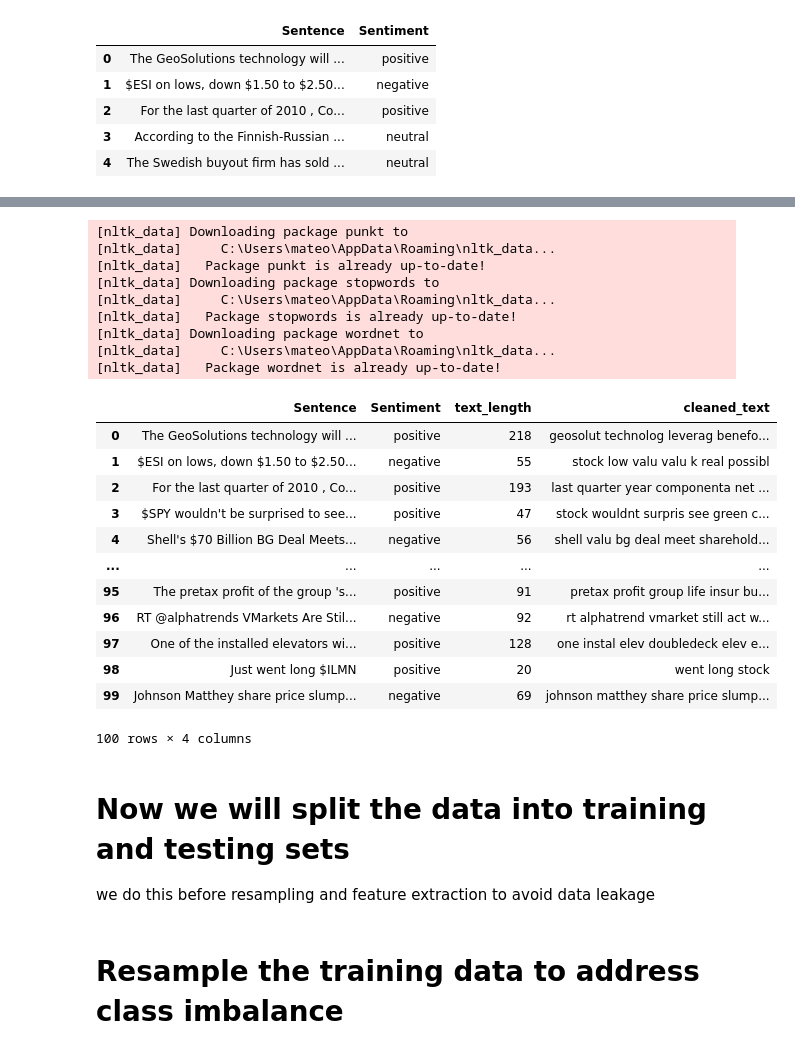
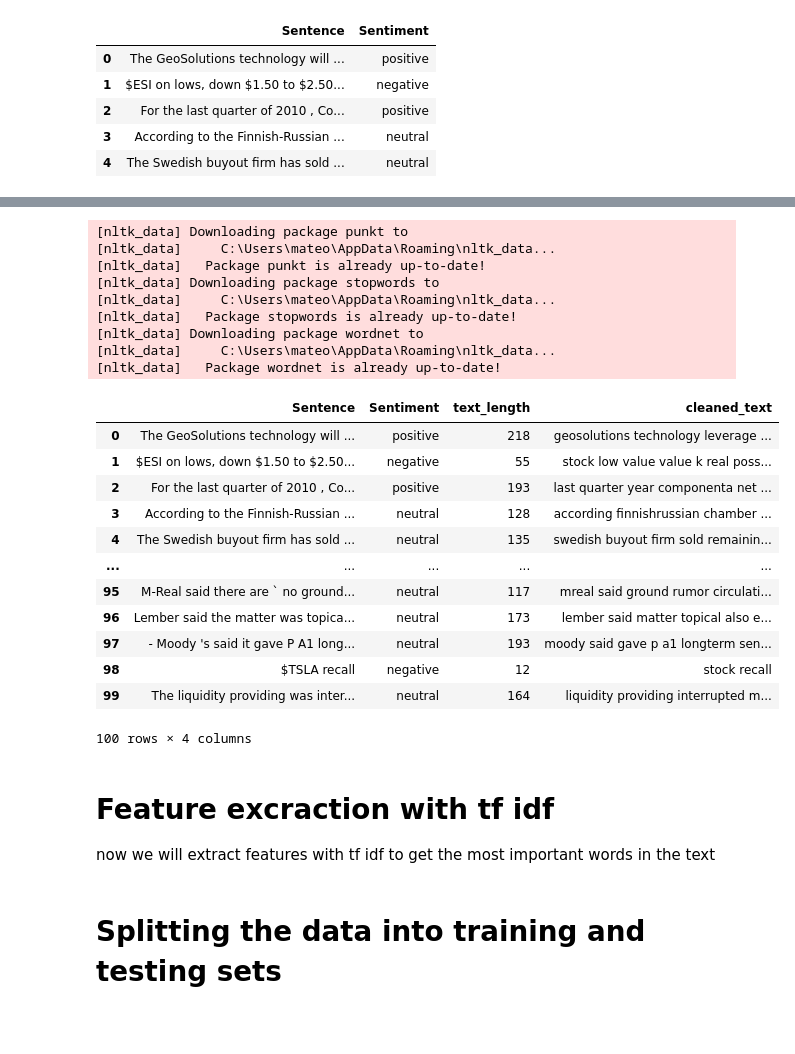
Before and after one commit to MateoRbt/Sentiment-Analysis, a Jupyter notebook: sample.ipynb, the cells around one changed output, grey strips where cells are left out. Drawn from its saved outputs; the diff is of its cells as text; code cells hidden in the pictures; blank space fills up the shorter version.

```diff
--- a/sample.ipynb
+++ b/sample.ipynb
@@ -80,8 +54,0 @@ Filtered dataset saved to data/filtered_data.csv
-# %%
-data_path = "data/filtered_data.csv"  # Update the file name if it's different
-# Load the dataset
-df= pd.read_csv(data_path)
-print("Dataset loaded successfully!")
-
-# Display the first few rows of the DataFrame
-df.head()
@@ -154,7 +103,7 @@ import nltk
 import re
 from nltk.tokenize import word_tokenize
 from nltk.corpus import stopwords
-from nltk.stem import PorterStemmer
+from nltk.stem import WordNetLemmatizer
 import html
 import string
 
@@ -163,7 +112,7 @@ nltk.download('punkt')
 nltk.download('stopwords')
 nltk.download('wordnet')
 
-def clean_and_stem(text):
+def clean_and_lemmatize(text):
     # Remove extra whitespaces
     text = re.sub(r'\s+', ' ', text)
     # Remove HTML tags
@@ -204,47 +153,50 @@ def clean_and_stem(text):
     text = re.sub(r'\b\d{1,2}(st|nd|rd|th)\b', 'date', text)
     text = re.sub(r'\b\d{1,2}[:]\d{2}\b', 'hour', text)
 
     text = re.sub(r"[^a-zA-Z0-9\s]", "", text)
     # Tokenize and clean up text
     tokens = word_tokenize(text.lower())
 
     # Remove punctuation
     tokens = [word for word in tokens if word not in string.punctuation]
 
     # Use custom stopwords
     custom_stop_words = set(stopwords.words('english'))
     tokens = [word for word in tokens if word not in custom_stop_words]
 
-    # Apply stemming
-    stemmer = PorterStemmer()
-    stemmed_tokens = [stemmer.stem(word) for word in tokens]
+    # Lemmatize the tokens
+    lemmatizer = WordNetLemmatizer()
+    cleaned_tokens = [lemmatizer.lemmatize(word) for word in tokens]
 
     # Join tokens back into text
-    return ' '.join(stemmed_tokens)
+    return ' '.join(cleaned_tokens)
 
 # Apply the cleaning function to the 'Sentence' column and create a new column 'cleaned_text'
-df['cleaned_text'] = df['Sentence'].apply(clean_and_stem)
+df['cleaned_text'] = df['Sentence'].apply(clean_and_lemmatize)
 df.head(100)
 # %% [output]
 [nltk_data] Downloading package punkt to
 [nltk_data]     C:\Users\mateo\AppData\Roaming\nltk_data...
 [nltk_data]   Package punkt is already up-to-date!
 [nltk_data] Downloading package stopwords to
 [nltk_data]     C:\Users\mateo\AppData\Roaming\nltk_data...
 [nltk_data]   Package stopwords is already up-to-date!
 [nltk_data] Downloading package wordnet to
 [nltk_data]     C:\Users\mateo\AppData\Roaming\nltk_data...
 [nltk_data]   Package wordnet is already up-to-date!
 |  | Sentence | Sentiment | text_length | cleaned_text |
-| 0 | The GeoSolutions technology will ... | positive | 218 | geosolut technolog leverag benefo... |
-| 1 | $ESI on lows, down $1.50 to $2.50... | negative | 55 | stock low valu valu k real possibl |
+| 0 | The GeoSolutions technology will ... | positive | 218 | geosolutions technology leverage ... |
+| 1 | $ESI on lows, down $1.50 to $2.50... | negative | 55 | stock low value value k real poss... |
 | 2 | For the last quarter of 2010 , Co... | positive | 193 | last quarter year componenta net ... |
-| 3 | $SPY wouldn't be surprised to see... | positive | 47 | stock wouldnt surpris see green c... |
-| 4 | Shell's $70 Billion BG Deal Meets... | negative | 56 | shell valu bg deal meet sharehold... |
+| 3 | According to the Finnish-Russian ... | neutral | 128 | according finnishrussian chamber ... |
+| 4 | The Swedish buyout firm has sold ... | neutral | 135 | swedish buyout firm sold remainin... |
 | ... | ... | ... | ... | ... |
-| 95 | The pretax profit of the group 's... | positive | 91 | pretax profit group life insur bu... |
-| 96 | RT @alphatrends VMarkets Are Stil... | negative | 92 | rt alphatrend vmarket still act w... |
-| 97 | One of the installed elevators wi... | positive | 128 | one instal elev doubledeck elev e... |
-| 98 | Just went long $ILMN | positive | 20 | went long stock |
-| 99 | Johnson Matthey share price slump... | negative | 69 | johnson matthey share price slump... |
+| 95 | M-Real said there are ` no ground... | neutral | 117 | mreal said ground rumor circulati... |
+| 96 | Lember said the matter was topica... | neutral | 173 | lember said matter topical also e... |
+| 97 | - Moody 's said it gave P A1 long... | neutral | 193 | moody said gave p a1 longterm sen... |
+| 98 | $TSLA recall | negative | 12 | stock recall |
+| 99 | The liquidity providing was inter... | neutral | 164 | liquidity providing interrupted m... |
 100 rows × 4 columns
+# %% [markdown]
+# Feature excraction with tf idf
+now we will extract features with tf idf to get the most important words in the text
@@ -251,3 +211,2 @@ df.head(100)
 # %% [markdown]
-# Now we will split the data into training and testing sets
-we do this before resampling and feature extraction to avoid data leakage
+# Splitting the data into training and testing sets
@@ -265,2 +212,0 @@ X_train, X_test, y_train, y_test = train_test_split(
-# %% [markdown]
-# Resample the training data to address class imbalance
```
Also changed, not shown: parts of 33 cells of this notebook, 4 other files.
